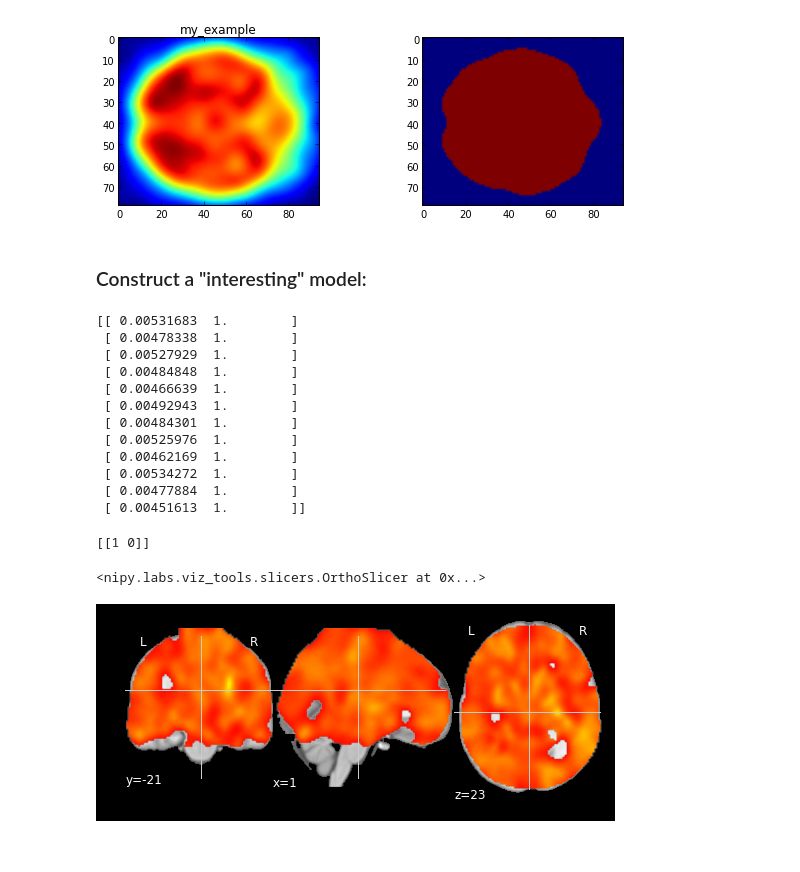
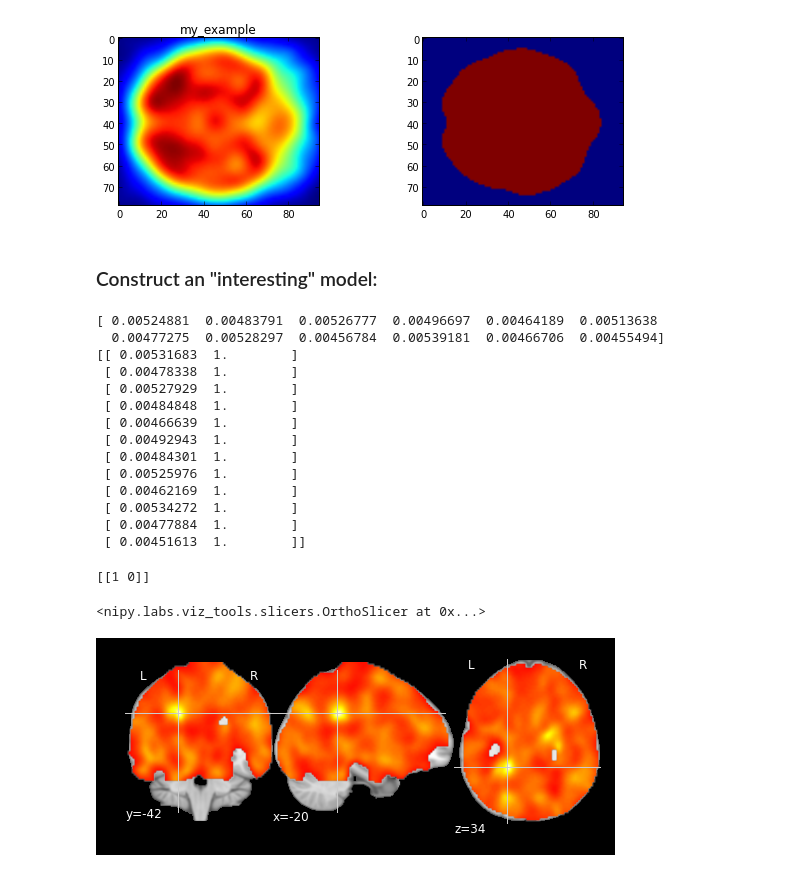
Before and after one commit to jbpoline/bayfmri, a Jupyter notebook: notebooks/nipy_t_test_2nd_level.ipynb, the cells around one changed output. Drawn from its saved outputs; the diff is of its cells as text; code cells hidden in the pictures.

Commit message:
Adding a voxel values in the model

```diff
--- a/notebooks/nipy_t_test_2nd_level.ipynb
+++ b/notebooks/nipy_t_test_2nd_level.ipynb
@@ -66,7 +66,7 @@ a2.imshow(mask_arr[:,:,12])
 <matplotlib.image.AxesImage at 0x...>
 [figure]
 # %% [markdown]
-### Construct a "interesting" model:
+### Construct an "interesting" model:
 # %%
 # transformation from voxel no to mm
 M = images[0].get_affine()
@@ -87,11 +87,15 @@ for i, V in enumerate(images):
     d = V.get_data()
     vdata[i] = d[posvox]
 
-s =
+s = np.std(vdata)/4
+x1 = vdata + np.random.randn(vdata.shape[0])*s
+print x1
 
-X = np.hstack((vdata[:,newaxis] + np.random.randn(, ones((len(images),1))))
+X = np.hstack((vdata[:,newaxis], ones((len(images),1))))
 print X
 # %% [output]
+[ 0.00524881  0.00483791  0.00526777  0.00496697  0.00464189  0.00513638
+  0.00477275  0.00528297  0.00456784  0.00539181  0.00466706  0.00455494]
 [[ 0.00531683  1.        ]
  [ 0.00478338  1.        ]
  [ 0.00527929  1.        ]
@@ -135,17 +139,18 @@ z_map, = fmri_model.contrast(contrast_val, con_id='one_sample', output_z=True)
 # %%
 # look at the result
 from nipy.labs.viz import plot_map, cm
 import matplotlib.pyplot as plt
 
 vmax = max(- z_map.get_data().min(), z_map.get_data().max())
 vmin = - vmax
 plot_map(z_map.get_data(), z_map.get_affine(),
+         cut_coords=(-20.0, -42, 34),
          cmap=cm.cold_hot,
          vmin=vmin,
          vmax=vmax,
          threshold=3.,
          black_bg=True)
 #plt.show()
 # %% [output]
 <nipy.labs.viz_tools.slicers.OrthoSlicer at 0x...>
-[figure, old version]
+[figure, new version]
```
Also changed, not shown: parts of 2 cells of this notebook.
